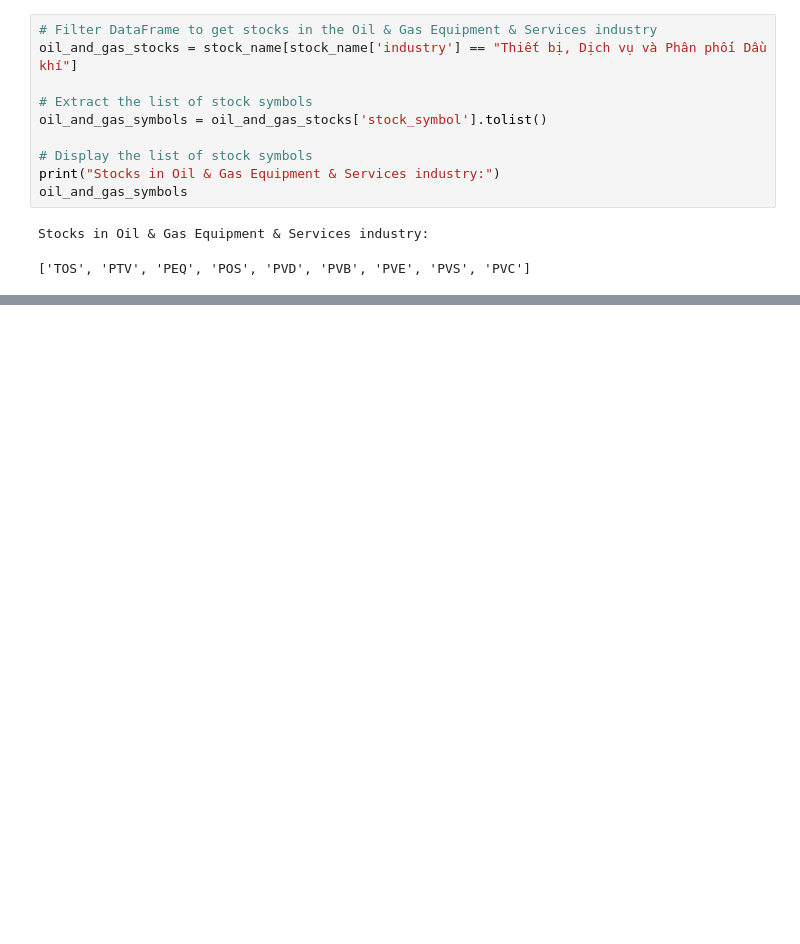
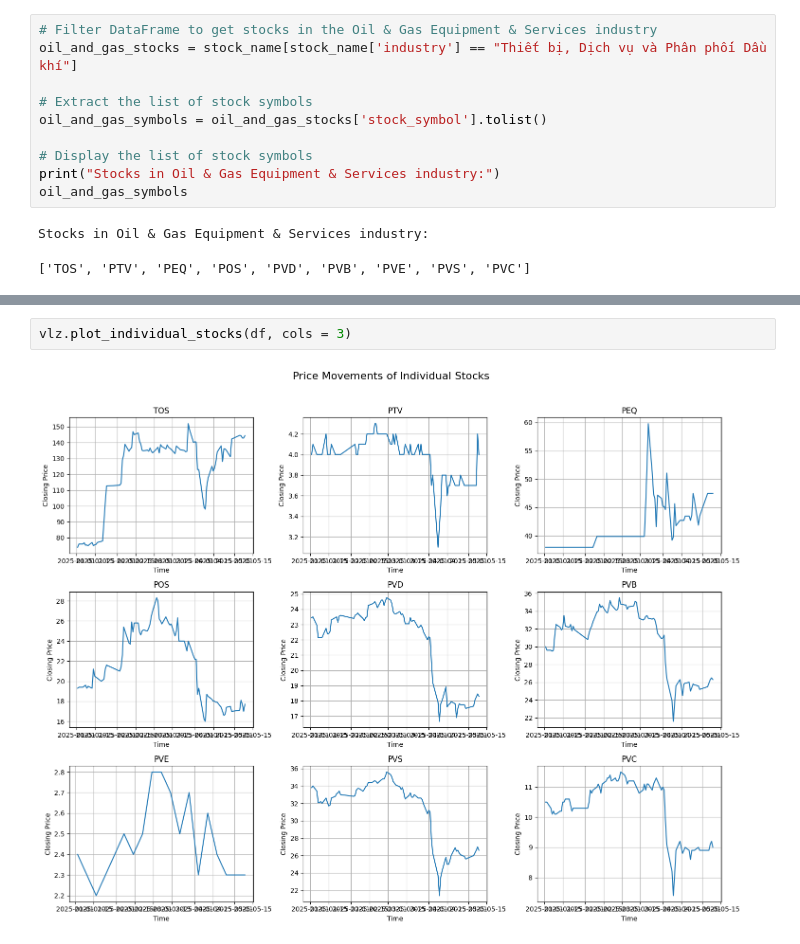
Before and after one commit to binhuyen1607/monte_carlo_simulation, a Jupyter notebook: notebooks/EDA.ipynb, the cells around one changed output, grey strips where cells are left out. Drawn from its saved outputs; the diff is of its cells as text; blank space fills up the shorter version.

```diff
--- a/notebooks/EDA.ipynb
+++ b/notebooks/EDA.ipynb
@@ -603,0 +233,4 @@ plot_individual_stocks(data, cols=3)  # Or cols=3 if you want a different layout
+# %%
+vlz.plot_individual_stocks(df, cols = 3)
+# %% [output]
+[figure, added]
```
Also changed, not shown: parts of 26 cells of this notebook.
